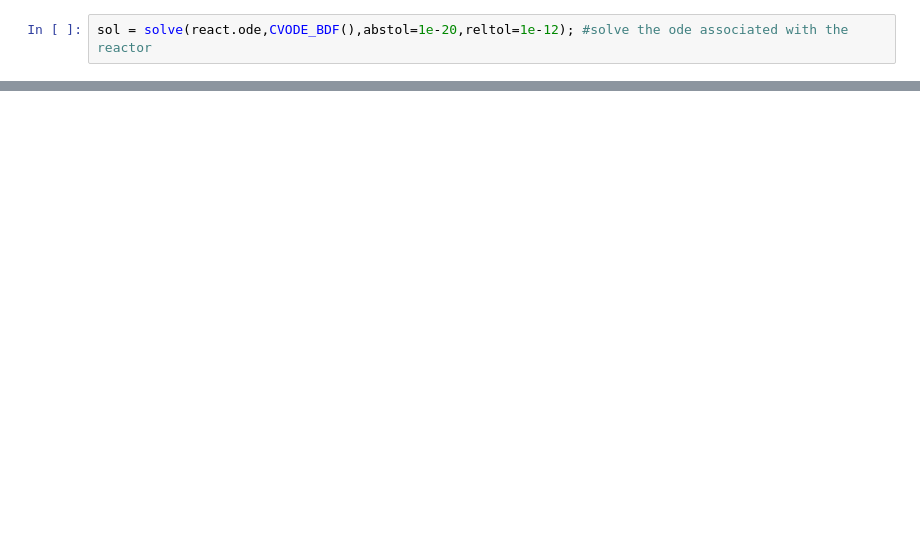
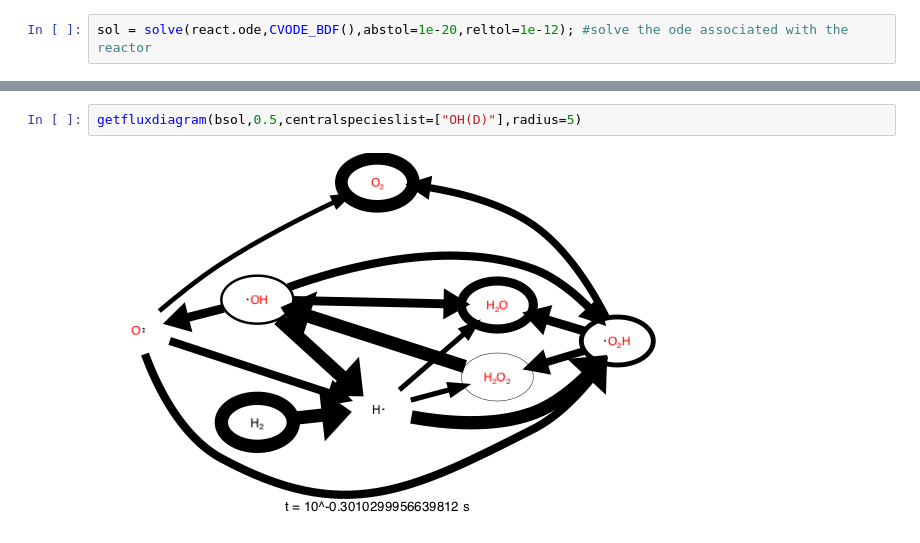
Before and after one commit to ReactionMechanismGenerator/ReactionMechanismSimulator.jl, a Jupyter notebook: iJulia/ConstantTPH2Combustion.ipynb, the cells around one changed output, grey strips where cells are left out. Saved outputs shown, nothing was run; the diff lists cells and outputs as text; blank space fills up the shorter version.

```diff
--- a/iJulia/ConstantTPH2Combustion.ipynb
+++ b/iJulia/ConstantTPH2Combustion.ipynb
@@ -34,0 +60,4 @@ legend(spnames)
+# %%
+getfluxdiagram(bsol,0.5,centralspecieslist=["OH(D)"],radius=5)
+# %% [output]
+[figure, added]
```
Also changed, not shown: parts of 11 cells of this notebook, 2 other files.
